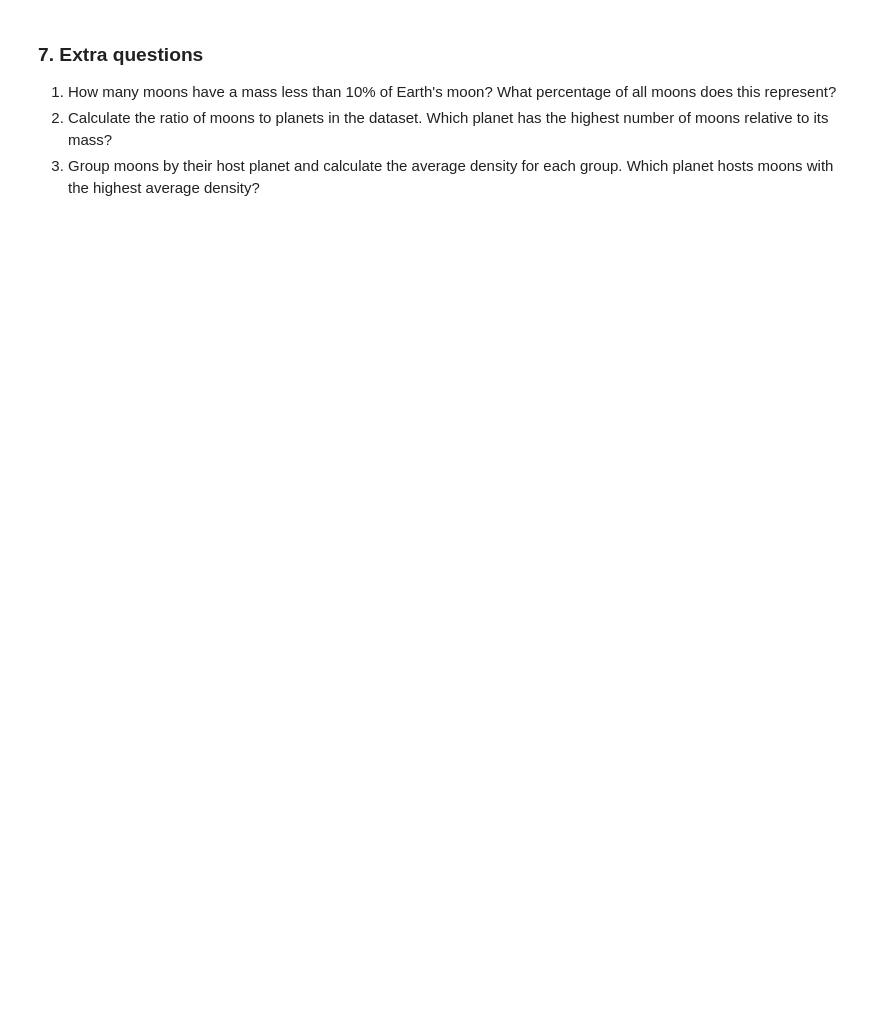
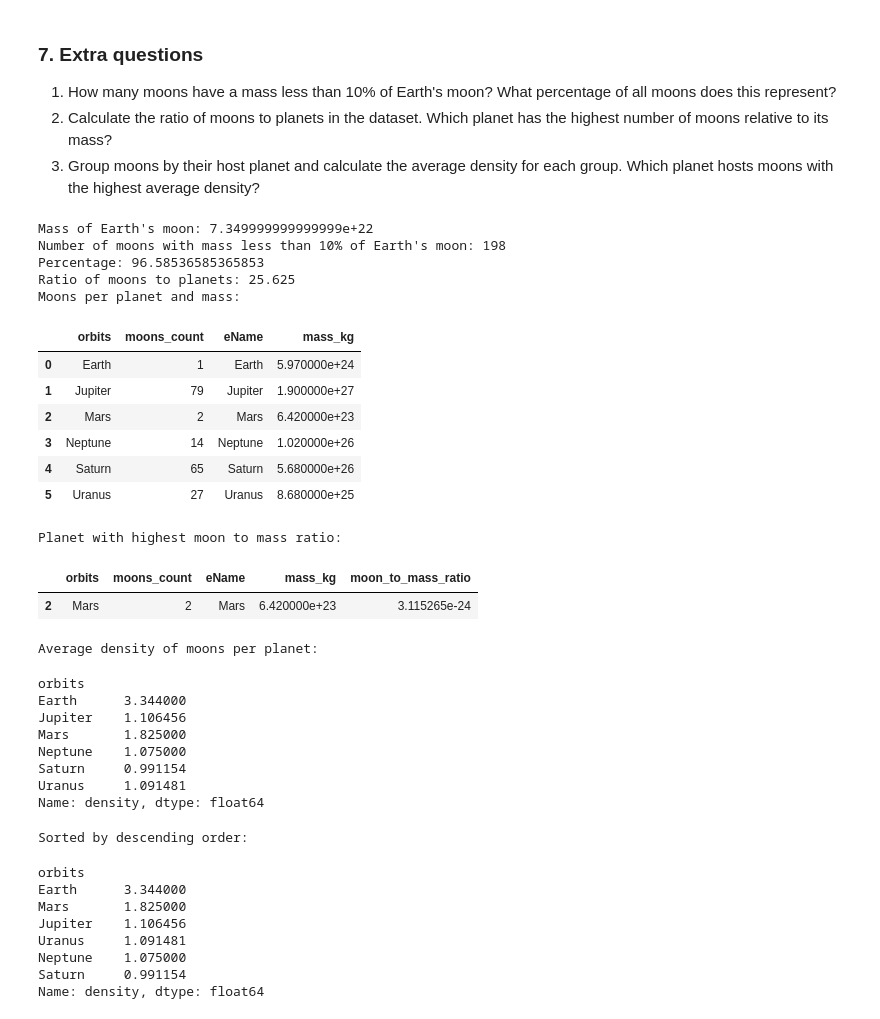
Before and after one commit to omanar1/usable_ai, a Jupyter notebook: Homework/assignment_m03_sol_Ricardo_OMANA.ipynb, the cells around one changed output. Cells and saved outputs as stored; diff of their text form; code cells hidden in the pictures; blank space fills up the shorter version.

```diff
--- a/Homework/assignment_m03_sol_Ricardo_OMANA.ipynb
+++ b/Homework/assignment_m03_sol_Ricardo_OMANA.ipynb
@@ -402,0 +438,77 @@ Oldest discovered moon: Io 07/01/1610
+# %%
+# Moons with a mass less than Earth's moon and percentage
+# Fill in code
+
+const_earth_moon_mass_kg = moons[moons['eName'] == 'Moon']['mass_kg'].iloc[0]
+print('Mass of Earth\'s moon:', const_earth_moon_mass_kg)
+
+moons_mass_less_earth_moon_10pct = moons[moons['mass_kg'] < const_earth_moon_mass_kg * 0.1]
+
+print('Number of moons with mass less than 10% of Earth\'s moon:', moons_mass_less_earth_moon_10pct['eName'].count())
+
+porcentage = moons_mass_less_earth_moon_10pct['eName'].count() / moons['eName'].count() * 100
+print('Percentage:', porcentage)
+
+# Ratio of moons to planets and planet with highest moon to mass ratio
+# Fill in code
+
+ratio_moons_to_planets = moons['eName'].count() / planets['eName'].count()
+print('Ratio of moons to planets:', ratio_moons_to_planets)
+
+# create a table with one column of number of moons per planet and another one planet mass
+moons_per_planet = filtered_moons_planet.groupby('orbits').size().reset_index(name='moons_count')
+moons_per_planet = moons_per_planet.merge(planets[['eName', 'mass_kg']], left_on='orbits', right_on='eName')
+print('Moons per planet and mass:')
+display(moons_per_planet)
+
+# get the planet with the highest number of moons relative to its mass
+moons_per_planet['moon_to_mass_ratio'] = moons_per_planet['moons_count'] / moons_per_planet['mass_kg']
+print('Planet with highest moon to mass ratio:')
+display(moons_per_planet.sort_values(by='moon_to_mass_ratio', ascending=False).head(1))
+
+
+# Average density of moons per planet
+# Fill in code
+
+# Group moons by 'orbits' and calculate the average density per group
+avg_density_moons_per_planet = filtered_moons_planet.groupby('orbits')['density'].mean()
+print('Average density of moons per planet:')
+display(avg_density_moons_per_planet)
+
+# Sort avg_density_moons_per_planet by descending order
+print('Sorted by descending order:')
+display(avg_density_moons_per_planet.sort_values(ascending=False))
+# %% [output]
+Mass of Earth's moon: 7.349999999999999e+22
+Number of moons with mass less than 10% of Earth's moon: 198
+Percentage: 96.58536585365853
+Ratio of moons to planets: 25.625
+Moons per planet and mass:
+|  | orbits | moons_count | eName | mass_kg |
+| 0 | Earth | 1 | Earth | 5.970000e+24 |
+| 1 | Jupiter | 79 | Jupiter | 1.900000e+27 |
+| 2 | Mars | 2 | Mars | 6.420000e+23 |
+| 3 | Neptune | 14 | Neptune | 1.020000e+26 |
+| 4 | Saturn | 65 | Saturn | 5.680000e+26 |
+| 5 | Uranus | 27 | Uranus | 8.680000e+25 |
+Planet with highest moon to mass ratio:
+|  | orbits | moons_count | eName | mass_kg | moon_to_mass_ratio |
+| 2 | Mars | 2 | Mars | 6.420000e+23 | 3.115265e-24 |
+Average density of moons per planet:
+orbits
+Earth      3.344000
+Jupiter    1.106456
+Mars       1.825000
+Neptune    1.075000
+Saturn     0.991154
+Uranus     1.091481
+Name: density, dtype: float64
+Sorted by descending order:
+orbits
+Earth      3.344000
+Mars       1.825000
+Jupiter    1.106456
+Uranus     1.091481
+Neptune    1.075000
+Saturn     0.991154
+Name: density, dtype: float64
```
Also changed, not shown: parts of 3 cells of this notebook.
